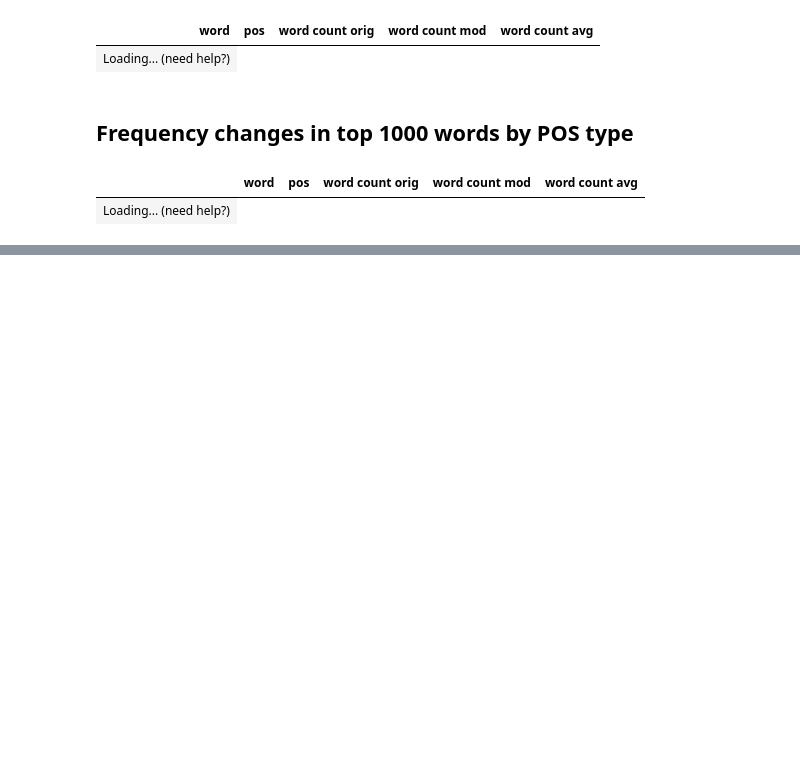
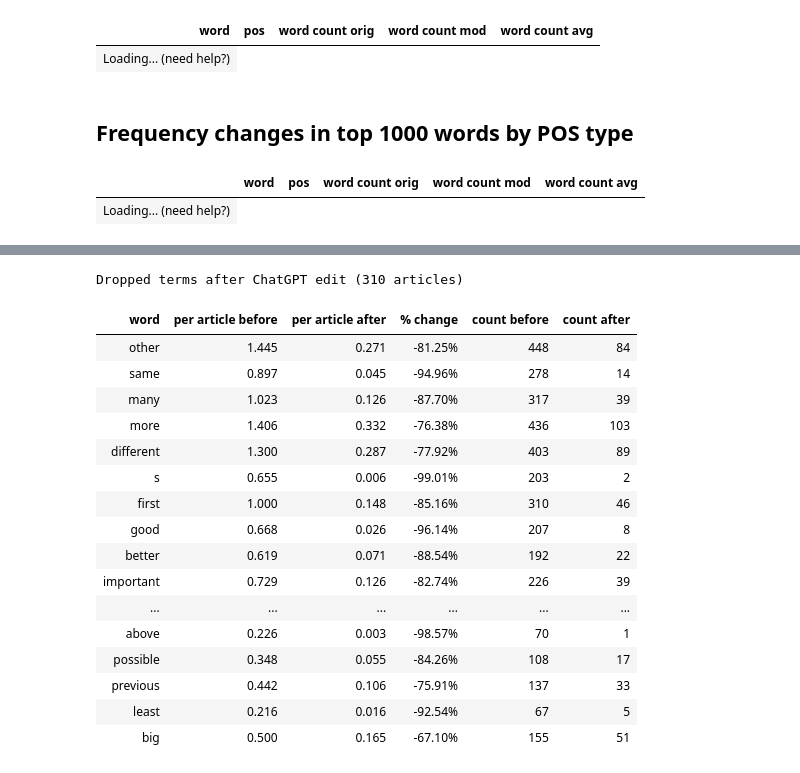
Before and after one commit to kiroah/neurodiversity, a Jupyter notebook: AI Article/chatgpt.ipynb, the cells around one changed output, grey strips where cells are left out. Drawn from its saved outputs; the diff is of its cells as text; code cells hidden in the pictures; blank space fills up the shorter version.

```diff
--- a/AI Article/chatgpt.ipynb
+++ b/AI Article/chatgpt.ipynb
@@ -260 +261,17 @@ Spiked terms after ChatGPT edit
 [interactive output not drawn]
+# %%
+
+presentable_df = top_1000_words_pct_df.copy()
+presentable_df['word'] = presentable_df['word'].str[:30]
+
+presentable_df = presentable_df.rename(columns ={'word count orig': 'count before', 'word count mod': 'count after', 'word pct orig': 'per article before',
+       'word pct mod': 'per article after', '% relative change': '% change'})
+presentable_df = presentable_df.sort_values(by='score',ascending=False)
+presentable_df = presentable_df.loc[presentable_df['% change'].str.contains('\-'),['word','per article before','per article after','% change','count before', 'count after']]
+presentable_df = presentable_df.head(30)
+
+
+init_notebook_mode(all_interactive=False)
+display(presentable_df.style.pipe(style_it).set_caption(f"Dropped terms after ChatGPT edit ({basic_stats.loc[0,'url']} articles)"))
+init_notebook_mode(all_interactive=True)
+# %% [output]
@@ -260,0 +279,18 @@ Spiked terms after ChatGPT edit
+Dropped terms after ChatGPT edit (310 articles)
+| word | per article before | per article after | % change | count before | count after |
+| other | 1.445 | 0.271 | -81.25% | 448 | 84 |
+| same | 0.897 | 0.045 | -94.96% | 278 | 14 |
+| many | 1.023 | 0.126 | -87.70% | 317 | 39 |
+| more | 1.406 | 0.332 | -76.38% | 436 | 103 |
+| different | 1.300 | 0.287 | -77.92% | 403 | 89 |
+| s | 0.655 | 0.006 | -99.01% | 203 | 2 |
+| first | 1.000 | 0.148 | -85.16% | 310 | 46 |
+| good | 0.668 | 0.026 | -96.14% | 207 | 8 |
+| better | 0.619 | 0.071 | -88.54% | 192 | 22 |
+| important | 0.729 | 0.126 | -82.74% | 226 | 39 |
+| ... | ... | ... | ... | ... | ... |
+| above | 0.226 | 0.003 | -98.57% | 70 | 1 |
+| possible | 0.348 | 0.055 | -84.26% | 108 | 17 |
+| previous | 0.442 | 0.106 | -75.91% | 137 | 33 |
+| least | 0.216 | 0.016 | -92.54% | 67 | 5 |
+| big | 0.500 | 0.165 | -67.10% | 155 | 51 |
```
Also changed, not shown: parts of 2 cells of this notebook.
